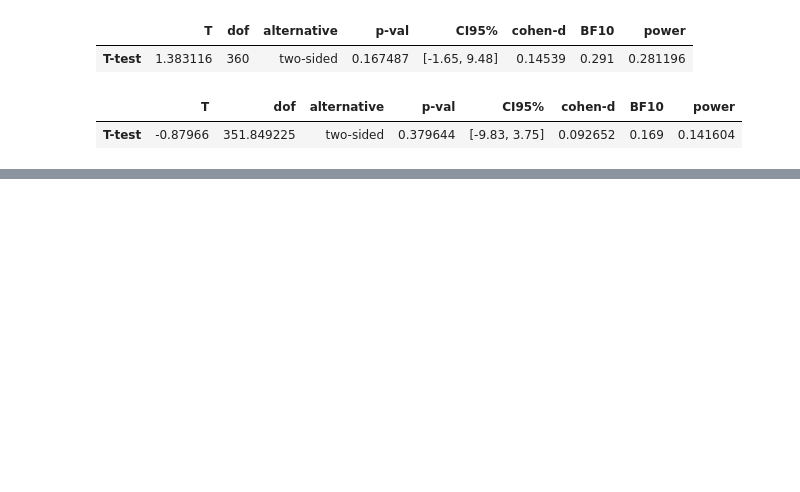
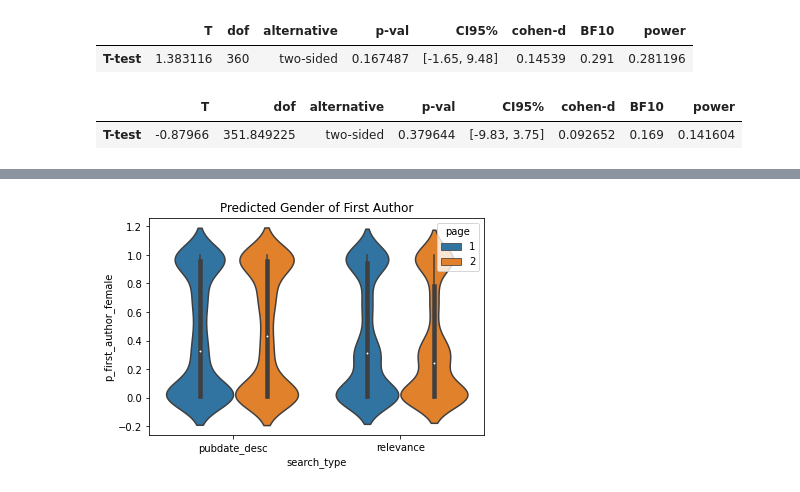
Before and after one commit to NCBI-Codeathons/pubmed-codeathon-team1, a Jupyter notebook: notebooks/data_visualizations_bl.ipynb, the cells around one changed output, grey strips where cells are left out. Cells and saved outputs as stored; diff of their text form; code cells hidden in the pictures; blank space fills up the shorter version.

```diff
--- a/notebooks/data_visualizations_bl.ipynb
+++ b/notebooks/data_visualizations_bl.ipynb
@@ -275,0 +312,7 @@ ttest(a, b)
+# %%
+# Initialize a grid of plots with an Axes for each walk
+sns.violinplot(data=gender, x='search_type', y='p_first_author_female', dodge=True,
+                        hue='page', order=['pubdate_desc', 'relevance']).set_title('Predicted Gender of First Author')
+plt.savefig('/home/jupyter-brooks.leitner/pubmed-codeathon-team1/data/visualizations/first_author_gender.png', dpi=300, bbox_inches='tight')
+# %% [output]
+[figure, added]
```
Also changed, not shown: parts of 8 cells of this notebook, 2 other files.
